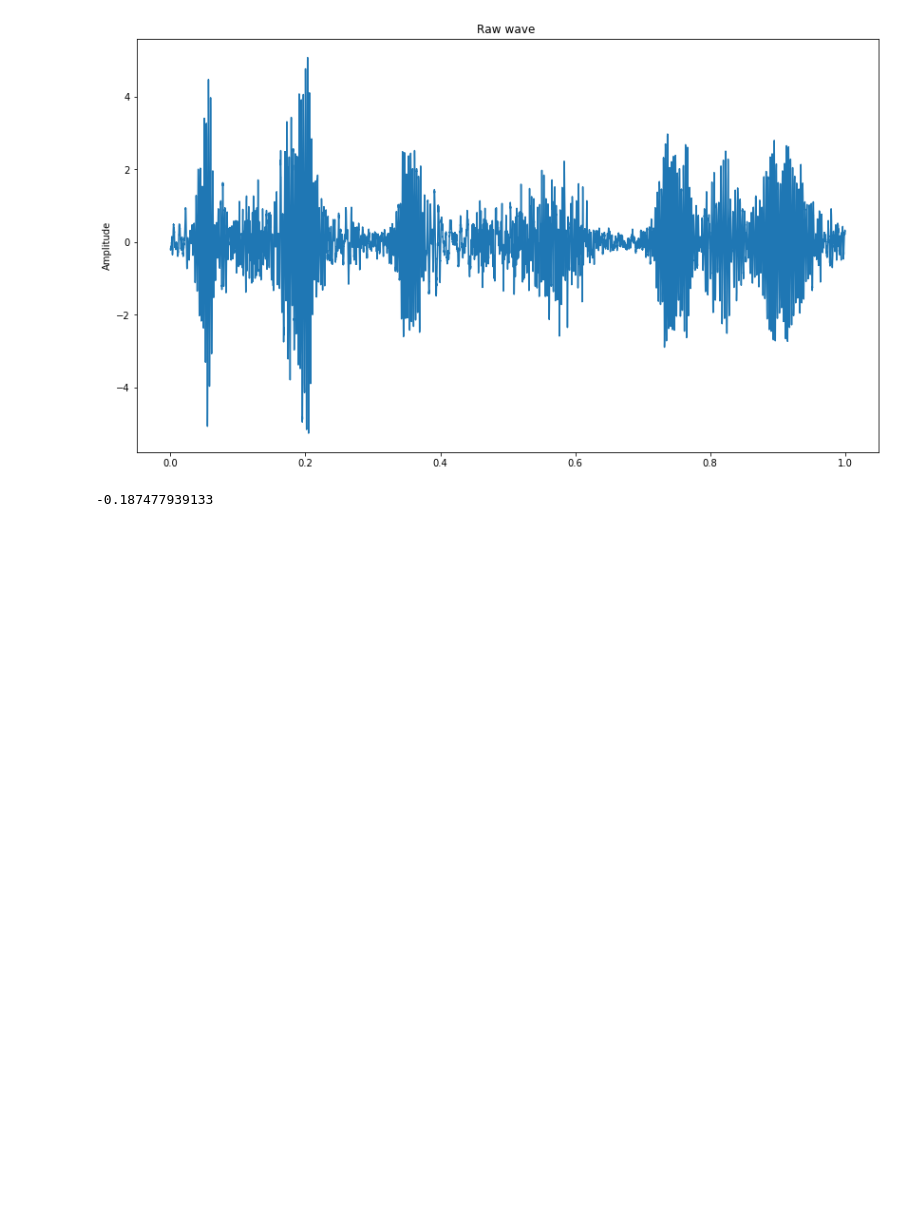
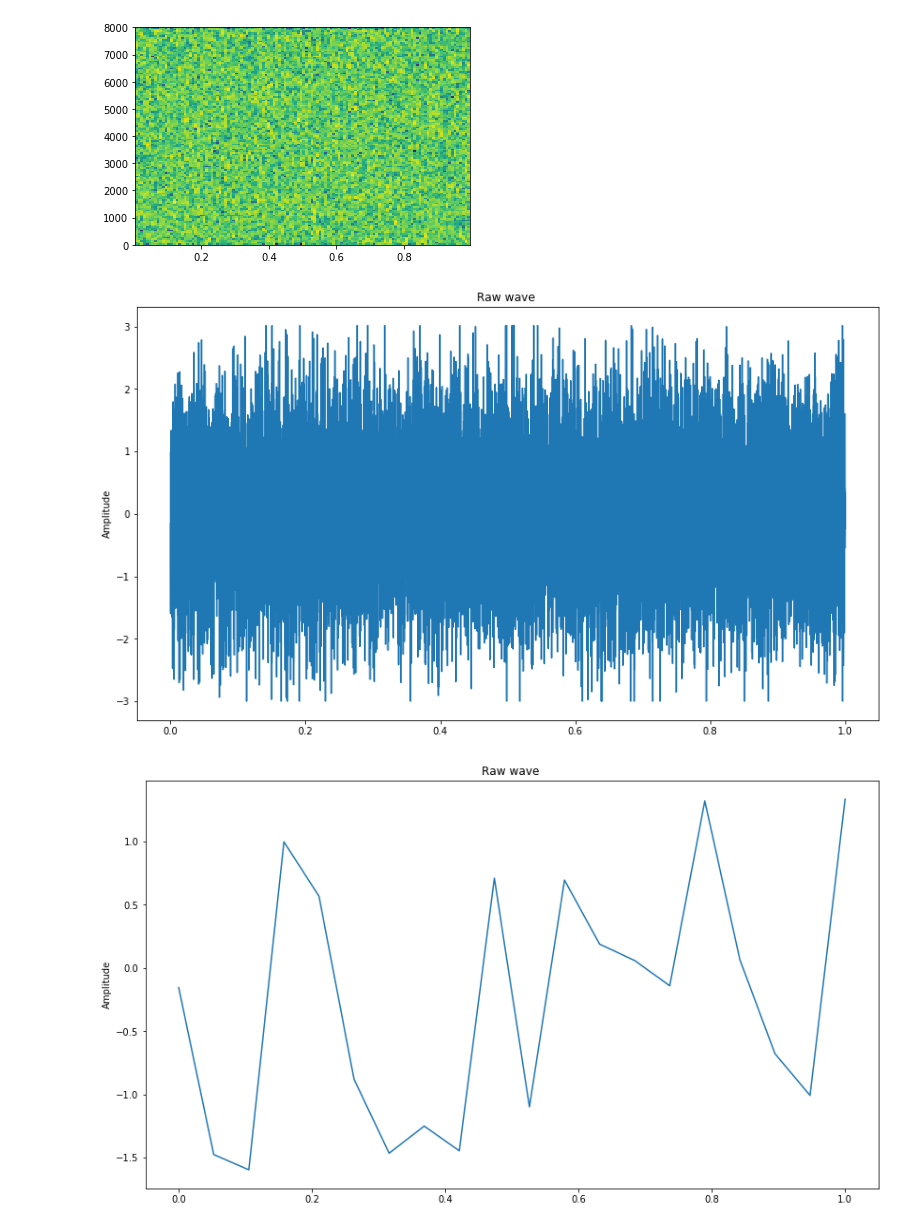
Before and after one commit to 3v1l91l/speech, a Jupyter notebook: src/augment.ipynb, the cells around one changed output. Cells and saved outputs as stored; diff of their text form; code cells hidden in the pictures; blank space fills up the shorter version.

```diff
--- a/src/augment.ipynb
+++ b/src/augment.ipynb
@@ -49,11 +48,16 @@ ipd.Audio(wav, rate=fs)
-# %%
-silence_test_wav = load_wav_by_path("../input/test/audio/clip_3bc995a81.wav", fs)
-y = silence_test_wav
-# y = (silence_test_wav - np.mean(silence_test_wav))/np.std(silence_test_wav)
-plot_time_series(y)
-ipd.Audio(y, rate=fs)
-# print(np.sum(y))
-print(y[0])
-# %% [output]
-[figure, removed]
--0.187477939133
+# %%
+silence_test_wav = load_wav_by_path("../input/train/_background_noise_/white_noise.wav", fs)
+silence_test_wav2 = load_wav_by_path("../input/submit_verify/silence/clip_52c989b4a.wav", fs)
+x = plt.specgram(silence_test_wav[:fs], Fs=fs)
+plot_time_series(silence_test_wav)
+plot_time_series(silence_test_wav[:20])
+print(silence_test_wav[:20])
+
+x = plt.specgram(silence_test_wav2, Fs=fs)
+plot_time_series(silence_test_wav2)
+plot_time_series(silence_test_wav2[:20])
+print(silence_test_wav2[:20])
+# %% [output]
+[figure, added]
+[figure, added]
+[figure, added]
```
Also changed, not shown: parts of 11 cells of this notebook, 3 other files.
